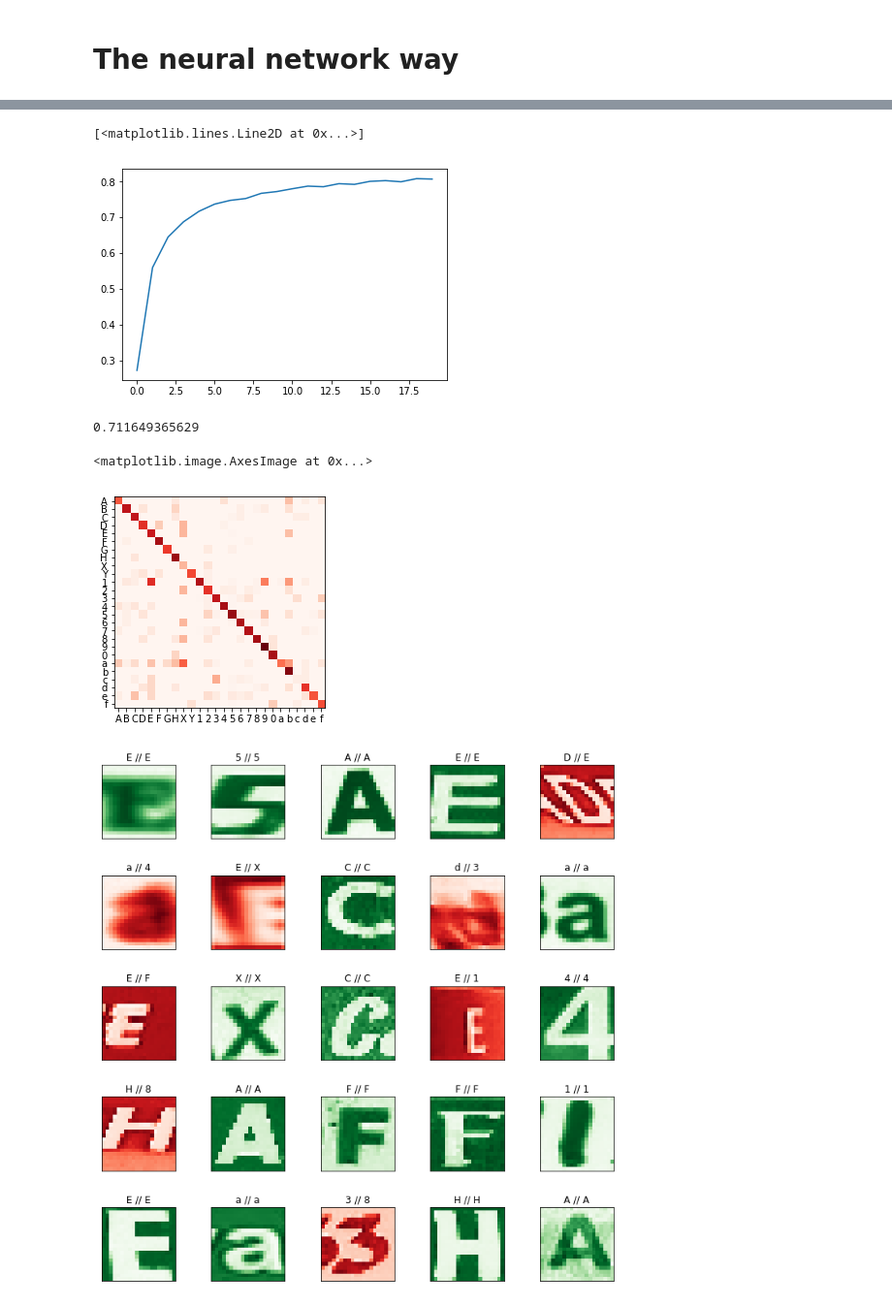
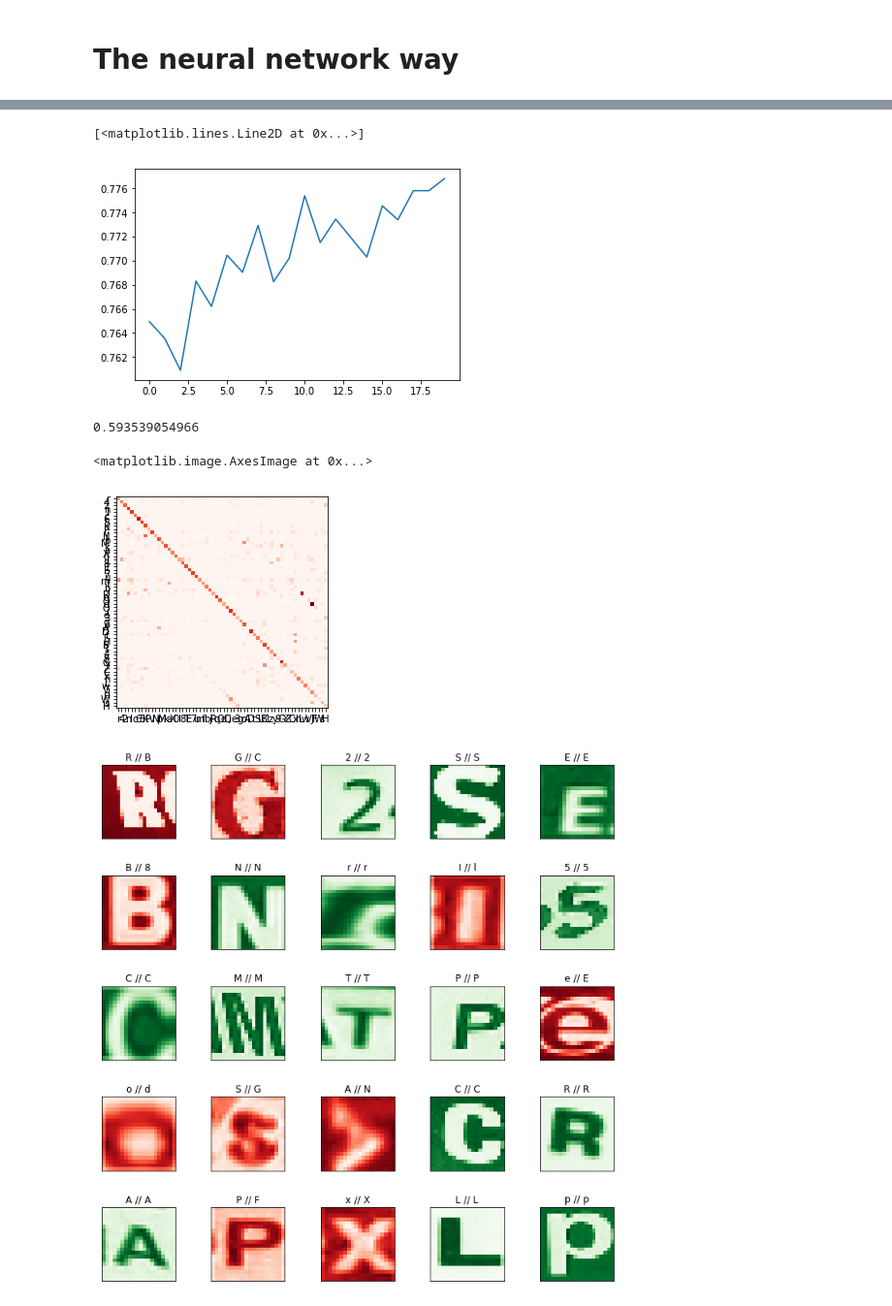
Before and after one commit to tempflip/char_recognition, a Jupyter notebook: char_classify.ipynb, the cells around one changed output, grey strips where cells are left out. Shown at 97% size. Cells and saved outputs as stored; diff of their text form; code cells hidden in the pictures.

```diff
--- a/char_classify.ipynb
+++ b/char_classify.ipynb
@@ -63,11 +65,15 @@ for i in range(N * N):
 # %%
 # filtering the set
 # this is optional!
+"""
 letters = ['A', 'B', 'C', 'D', 'E','F', 'G', 'H', 'X', 'Y',
            '1', '2','3', '4', '5', '6', '7', '8', '9', '0',
           'a', 'b', 'c', 'd', 'e', 'f']
+          """
+
 
 #letters = ['A', 'B', 'C', 'D', 'E','F', 'G', 'H', 'X', 'Y']
+letters = list(set(labels))
 
 mask = (labels == letters[0])
 for i in range(len(letters)-1):
@@ -161,7 +167,7 @@ def preprocess_images(img_list):
 
 images_train = preprocess_images(images_train)
 # %%
-N = 111
+N = 119
 print(labels[N])
 i = images_train[N]
 
@@ -253,13 +249,13 @@ print (xx_train.shape, xx_test.shape, yy_train.shape, yy_test.shape)
 model = Sequential()
 B = 2
 
-model.add(Convolution2D(16, B, B, input_shape = (xx_train.shape[1], xx_train.shape[2], 1)))
+model.add(Convolution2D(32, B, B, input_shape = (xx_train.shape[1], xx_train.shape[2], 1)))
 model.add(MaxPooling2D((2,2)))
 model.add(Dropout(0.1))
 model.add(Activation('relu'))
 print (model.output)
 
-model.add(Convolution2D(32, B, B))
+model.add(Convolution2D(64, B, B))
 model.add(MaxPooling2D((2,2)))
 model.add(Dropout(0.1))
 model.add(Activation('relu'))
@@ -268,20 +264,21 @@ print (model.output)
 model.add(Flatten())
 print (model.output)
 
-model.add(Dense(4 * 4 * 32))
+model.add(Dense(4 * 4 * 64))
 print (model.output)
 
-model.add(Dense(256))
+
+model.add(Dense(1024))
 print (model.output)
 
-model.add(Dense(128))
+model.add(Dense(512))
 print (model.output)
 
-model.add(Dense(64))
+model.add(Dense(512))
 print (model.output)
 
-model.add(Dense(32))
-print (model.output)
+
+
 
 model.add(Dense(yy_train.shape[1]))
 print (model.output)
@@ -299,6 +295,6 @@ Tensor("add_64:0", shape=(?, 26), dtype=float32)
 model.compile(optimizer="adam", loss="mse", metrics=['accuracy'])
 # %%
 E = 20
-history = model.fit(xx_train, yy_train, nb_epoch=E)
+history = model.fit(xx_train, yy_train, nb_epoch=E, batch_size=500)
 # %% [output]
 Epoch 1/20
@@ -322,7 +318,7 @@ Epoch 14/20
 plt.plot(history.history['acc'])
 # %% [output]
 [<matplotlib.lines.Line2D at 0x...>]
-[figure, old version]
+[figure, new version]
 # %%
 pred = np.argmax(model.predict(xx_test), axis=1)
 truth = np.argmax(yy_test, axis=1)
@@ -336,27 +332,27 @@ plt.xticks(np.arange(len(letters)), letters)
 plt.yticks(np.arange(len(letters)), letters)
 plt.imshow(cm, cmap = plt.cm.Reds)
 # %% [output]
-0.711649365629
+0.593539054966
 <matplotlib.image.AxesImage at 0x...>
-[figure, old version]
+[figure, new version]
 # %%
 plt.figure(figsize=(12,12))
 plt.subplots_adjust(hspace = 0.5)
 
 N = 5
 for i in range(N * N):
     plt.subplot(N,N, i+1)
-    R = random.randint(0, images_test.shape[0])
+    R = random.randint(0, images_test.shape[0]-1)
     img = images_test[R]
     label = labels_test[R]
 
     pred = model.predict(preprocess_images([img]).reshape(1, 20, 20, -1))
     label_pred = lb.inverse_transform(pred)[0]
     cmap = 'Greens'
     if label != label_pred : cmap = 'Reds'
     plt.imshow(img, cmap = cmap)
     plt.xticks([])
     plt.yticks([])
     plt.title(label + ' // ' + label_pred )
 # %% [output]
-[figure, old version]
+[figure, new version]
```
Also changed, not shown: parts of 17 cells of this notebook.
